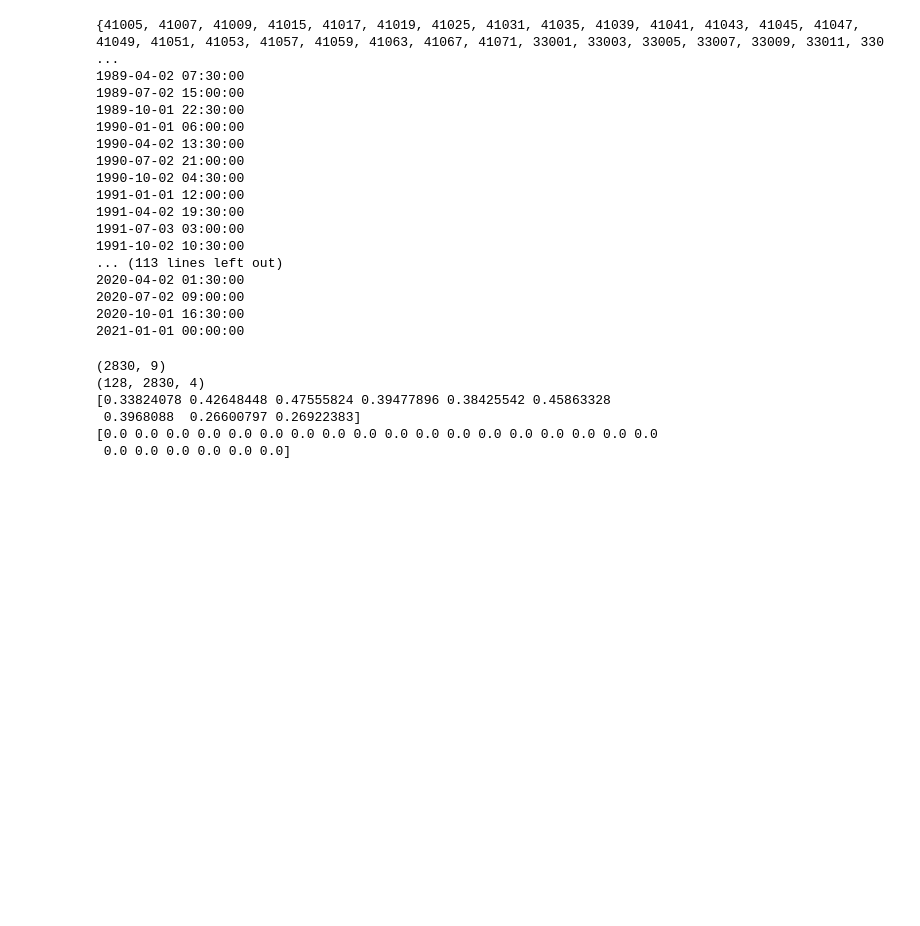
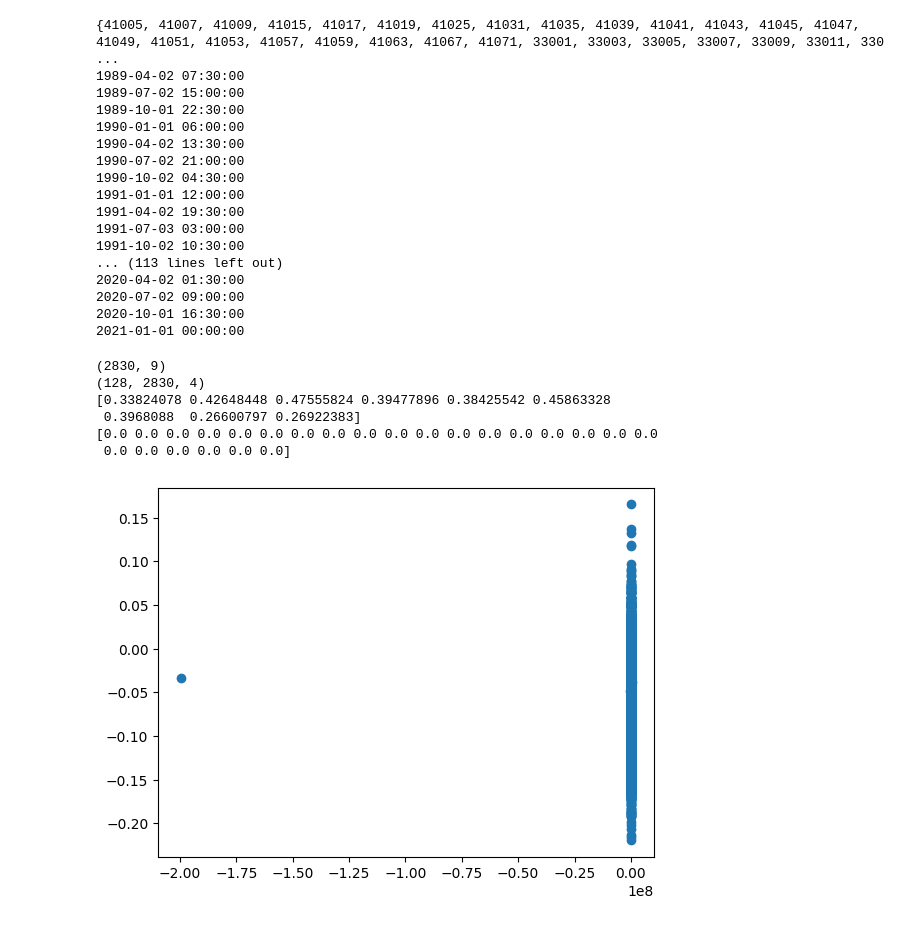
Before and after one commit to kmorhun/disasters_and_politics, a Jupyter notebook: src/time_series.ipynb, the cells around one changed output. Cells and saved outputs as stored; diff of their text form; code cells hidden in the pictures; blank space fills up the shorter version.

Commit message:
added AR residual plotting

```diff
--- a/src/time_series.ipynb
+++ b/src/time_series.ipynb
@@ -145,3 +145,19 @@ print(getAResidual(countyTorns[:,20,3],24,24))
  0.3968088  0.26600797 0.26922383]
 [0.0 0.0 0.0 0.0 0.0 0.0 0.0 0.0 0.0 0.0 0.0 0.0 0.0 0.0 0.0 0.0 0.0 0.0
  0.0 0.0 0.0 0.0 0.0 0.0]
+# %%
+def plotResidualVsTurnout_count(countyVotes,countyTorns):
+    resids = []
+    votes = []
+    for county in range(len(countyVotes)):
+        resid = getAResidual(countyTorns[:, county, 1],40,40)
+        residSum = sum(resid[:12])
+        voteDiff = countyVotes[county,-2] - countyVotes[county,-3]
+        resids.append(residSum)
+        votes.append(voteDiff)
+    plt.scatter(resids,votes)
+    plt.show()
+
+plotResidualVsTurnout_count(countyVotes,countyTorns)
+# %% [output]
+[figure, added]
```
